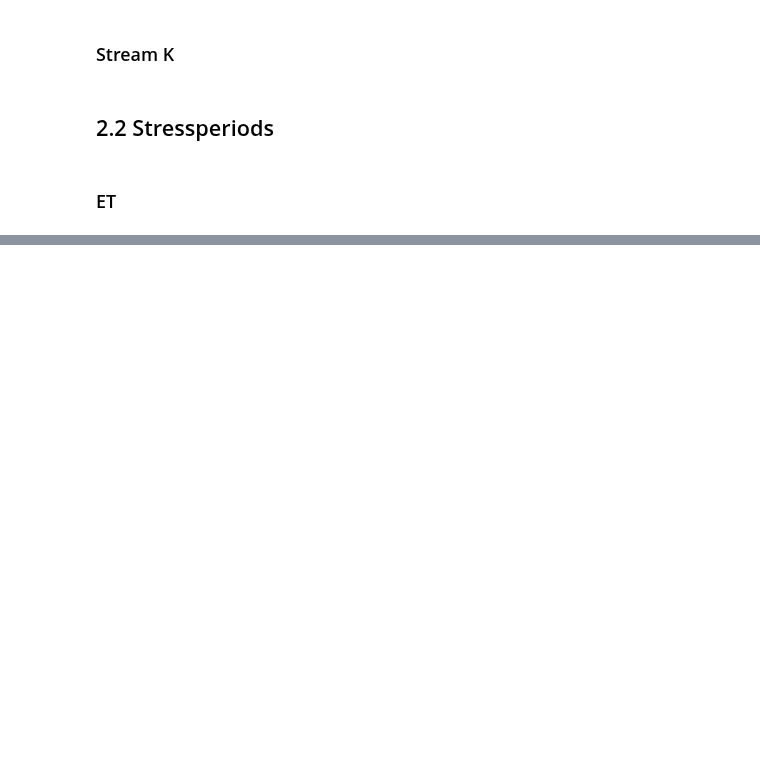
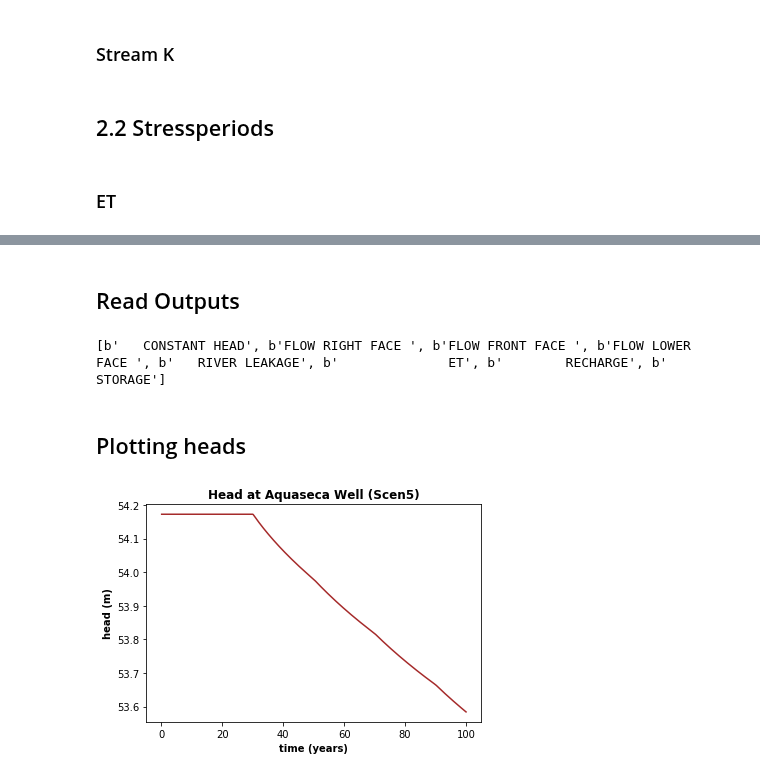
Before and after one commit to groundwater-modeling-Spring2020/Aguaseca_Project, a Jupyter notebook: Ensembles/Abe/Ensemble_setup_Abe.ipynb, the cells around one changed output, grey strips where cells are left out. Cells and saved outputs as stored; diff of their text form; code cells hidden in the pictures; blank space fills up the shorter version.

Commit message:
run model and plot head

```diff
--- a/Ensembles/Abe/Ensemble_setup_Abe.ipynb
+++ b/Ensembles/Abe/Ensemble_setup_Abe.ipynb
@@ -398,0 +547,57 @@ for p in range(0,nper):    #loop over stress periods, odds are 0 ET, evens are r
+# %% [markdown]
+## Read Outputs
+# %%
+hds = bf.HeadFile(modelname+'.hds')
+times = hds.get_times() # returns a list of timesteps
+#times = []
+# for t in range(len(perlen)):
+#     if t == 0:
+#         times.append(perlen[t])
+#     else:
+#         times.append(times[t-1]+perlen[t])
+#print(times)
+
+head = {}
+leakage = {}
+fff = {}
+stor = {}
+recharge = {}
+et = {}
+frf = {}
+headobj = flopy.utils.binaryfile.HeadFile(modelname+'.hds')
+budgobj = flopy.utils.binaryfile.CellBudgetFile(modelname+'.cbc')
+
+print(budgobj.get_unique_record_names())
+
+for stress_per, time in enumerate(times): #iterate through times at end of each stress period
+    head['sp%s'%(stress_per)] = headobj.get_data(totim=time) #append heads to head list for ea stress per
+    leakage['sp%s'%(stress_per)] = budgobj.get_data(text='RIVER LEAKAGE',totim=time) #append right face flow to frf list for ea stress per
+    fff['sp%s'%(stress_per)] = budgobj.get_data(text='FLOW FRONT FACE',totim=time) #append front face flow to fff list for ea stress per
+    frf['sp%s'%(stress_per)] = budgobj.get_data(text='flow right face', totim=time)
+    stor['sp%s'%(stress_per)] = budgobj.get_data(text='STORAGE',totim=time)
+    recharge['sp%s'%(stress_per)] = budgobj.get_data(text='RECHARGE', totim=time)
+    et['sp%s'%(stress_per)] = budgobj.get_data(text='ET', totim=time)
+# %% [output]
+[b'   CONSTANT HEAD', b'FLOW RIGHT FACE ', b'FLOW FRONT FACE ', b'FLOW LOWER FACE ', b'   RIVER LEAKAGE', b'              ET', b'        RECHARGE', b'         STORAGE']
+# %% [markdown]
+## Plotting heads
+# %%
+
+#plot a time series at cell left of river
+#get time series for cell
+
+cell_id1 = well_loc #cell at the center of the ag area
+time_series1 = headobj.get_ts(cell_id1) #get the time series using flopy
+
+#create firt plot
+plt.subplot(1, 1, 1)
+plt.title("Head at Aquaseca Well (Scen5)",fontweight='bold')
+plt.xlabel('time (years)',fontweight='bold')
+plt.ylabel('head (m)',fontweight='bold')
+#plt.ylim(74.5,76)
+plt.plot(time_series1[:, 0]/360, time_series1[:, 1], 'b-', color="brown") #plot the time series with points at each record
+
+#plt.savefig("Head_Aqua5.png",dpi=600)
+plt.show()
+# %% [output]
+[figure, added]
```
Also changed, not shown: parts of 9 cells of this notebook.
